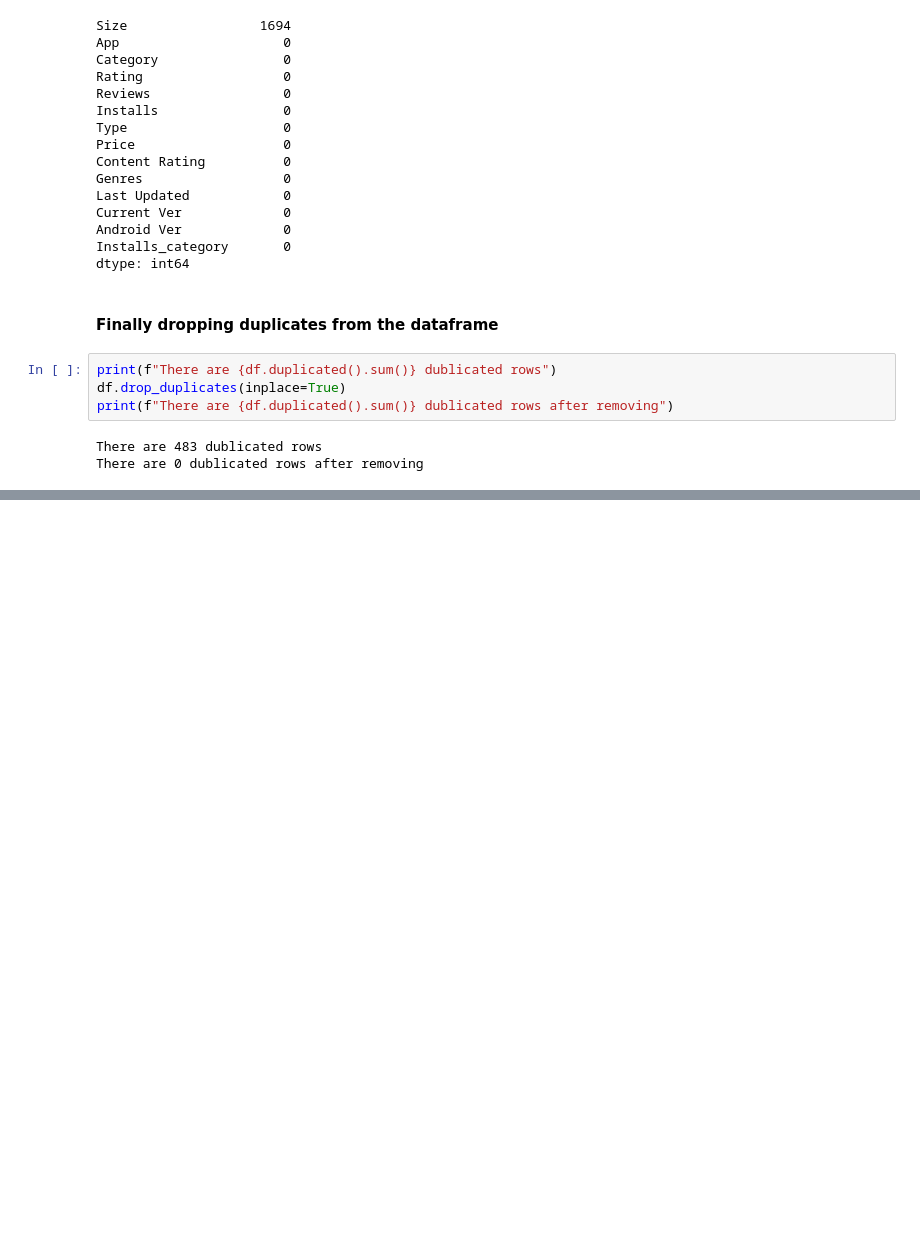
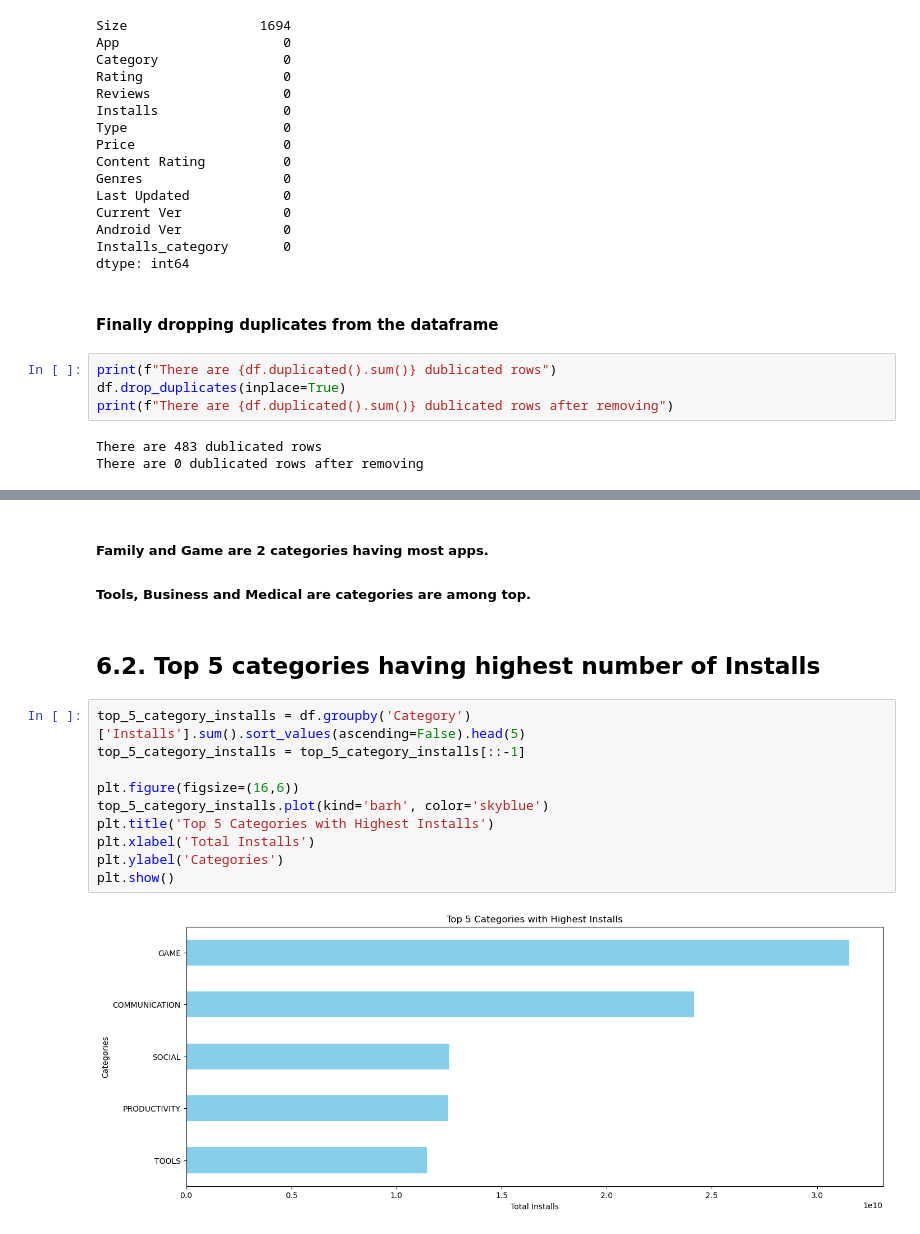
Before and after one commit to Ghazi-work/Python-Pandas, a Jupyter notebook: Kaggle_GooglePlaystoreAppEDA.ipynb, the cells around one changed output, grey strips where cells are left out. Drawn from its saved outputs; the diff is of its cells as text; blank space fills up the shorter version.

```diff
--- a/Kaggle_GooglePlaystoreAppEDA.ipynb
+++ b/Kaggle_GooglePlaystoreAppEDA.ipynb
@@ -616,0 +650,17 @@ There are 0 dublicated rows after removing
+# %% [markdown]
+##### **Family** and **Game** are 2 categories having most apps.
+##### Tools, Business and Medical are categories are among top.
+# %% [markdown]
+## **6.2. Top 5 categories having highest number of Installs**
+# %%
+top_5_category_installs = df.groupby('Category')['Installs'].sum().sort_values(ascending=False).head(5)
+top_5_category_installs = top_5_category_installs[::-1]
+
+plt.figure(figsize=(16,6))
+top_5_category_installs.plot(kind='barh', color='skyblue')
+plt.title('Top 5 Categories with Highest Installs')
+plt.xlabel('Total Installs')
+plt.ylabel('Categories')
+plt.show()
+# %% [output]
+[figure, added]
```
Also changed, not shown: parts of 16 cells of this notebook.
